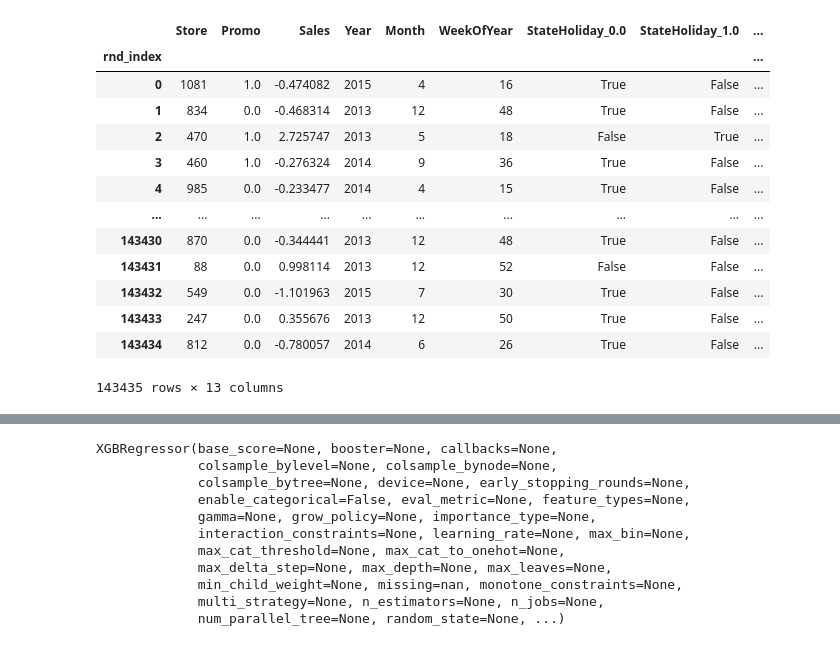
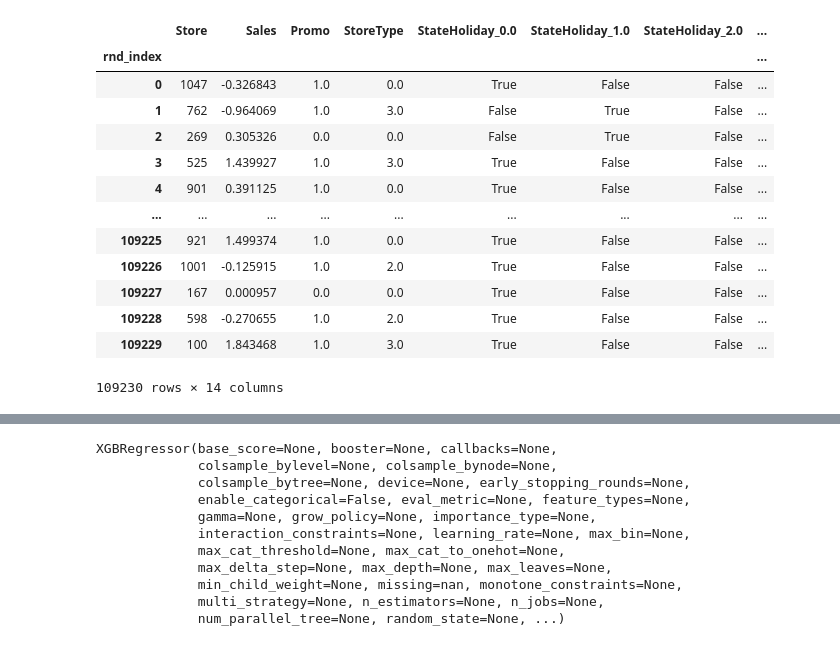
Before and after one commit to TheCamilovisk/RossmannSalesForecasting, a Jupyter notebook: 03.2 - XGBoost_multi_store_model.ipynb, the cells around one changed output, grey strips where cells are left out. Drawn from its saved outputs; the diff is of its cells as text; code cells hidden in the pictures.

```diff
--- a/03.2 - XGBoost_multi_store_model.ipynb
+++ b/03.2 - XGBoost_multi_store_model.ipynb
@@ -17,11 +20,15 @@ processed_data_folder = os.path.join(root_data_folder, "processed")
 # %%
 stores_sales_df = pd.read_parquet(
     os.path.join(processed_data_folder, "stores-sales.parquet")
-)[["Store", "StateHoliday", "Promo", "Sales"]]
+)[["Store", "StoreType", "StateHoliday", "Promo", "Sales"]]
 
 stores_sales_df["StateHoliday"] = stores_sales_df["StateHoliday"].map(
     {"0": 0, "a": 1, "b": 2, "c": 3}
 )
 
+stores_sales_df["StoreType"] = stores_sales_df["StoreType"].map(
+    {"a": 0, "b": 1, "c": 2, "d": 3}
+)
+
 stores_sales_df
 # %% [output]
@@ -42,9 +49,10 @@ stores_sales_df
 # %%
-grouped_sales_df = stores_sales_df.groupby("Store")
+weekly_stores_sales_df = stores_sales_df.groupby("Store").resample("W").agg({
+    "Sales": "sum",
+    "StateHoliday": "max",
+    "Promo": "max",
+    "StoreType": "max"
+}).reset_index()
 
-weekly_stores_sales_df = grouped_sales_df[["StateHoliday", "Promo"]].resample("W").max()
-weekly_stores_sales_df["Sales"] = grouped_sales_df["Sales"].resample("W").max()
-
-weekly_stores_sales_df = weekly_stores_sales_df.reset_index()
 weekly_stores_sales_df
 # %% [output]
@@ -157,0 +103,4 @@ weekly_stores_sales_df
+# %%
+validation_weekly_stores_sales_df = weekly_stores_sales_df[weekly_stores_sales_df.Date > "2015"]
+train_test_weekly_stores_sales_df = weekly_stores_sales_df[weekly_stores_sales_df.Date < "2015"]
+train_test_weekly_stores_sales_df
@@ -158,33 +121,33 @@ weekly_stores_sales_df
 # %%
-suffled_weekly_stores_sales_df = weekly_stores_sales_df.copy()
+suffled_weekly_stores_sales_df = train_test_weekly_stores_sales_df.copy()
 
 suffled_weekly_stores_sales_df["rnd_index"] = np.random.default_rng(seed=42).permutation(
     len(suffled_weekly_stores_sales_df)
 )
 
 suffled_weekly_stores_sales_df = (
     suffled_weekly_stores_sales_df
         .set_index("rnd_index")
         .sort_index()
         .drop("Date", axis="columns")
 )
 
 suffled_weekly_stores_sales_df
 # %% [output]
-|  | Store | Promo | Sales | Year | Month | WeekOfYear | StateHoliday_0.0 | StateHoliday_1.0 | ... |
-| rnd_index |  |  |  |  |  |  |  |  | ... |
-| 0 | 1081 | 1.0 | -0.474082 | 2015 | 4 | 16 | True | False | ... |
-| 1 | 834 | 0.0 | -0.468314 | 2013 | 12 | 48 | True | False | ... |
-| 2 | 470 | 1.0 | 2.725747 | 2013 | 5 | 18 | False | True | ... |
-| 3 | 460 | 1.0 | -0.276324 | 2014 | 9 | 36 | True | False | ... |
-| 4 | 985 | 0.0 | -0.233477 | 2014 | 4 | 15 | True | False | ... |
-| ... | ... | ... | ... | ... | ... | ... | ... | ... | ... |
-| 143430 | 870 | 0.0 | -0.344441 | 2013 | 12 | 48 | True | False | ... |
-| 143431 | 88 | 0.0 | 0.998114 | 2013 | 12 | 52 | False | False | ... |
-| 143432 | 549 | 0.0 | -1.101963 | 2015 | 7 | 30 | True | False | ... |
-| 143433 | 247 | 0.0 | 0.355676 | 2013 | 12 | 50 | True | False | ... |
-| 143434 | 812 | 0.0 | -0.780057 | 2014 | 6 | 26 | True | False | ... |
+|  | Store | Sales | Promo | StoreType | StateHoliday_0.0 | StateHoliday_1.0 | StateHoliday_2.0 | ... |
+| rnd_index |  |  |  |  |  |  |  | ... |
+| 0 | 1047 | -0.326843 | 1.0 | 0.0 | True | False | False | ... |
+| 1 | 762 | -0.964069 | 1.0 | 3.0 | False | True | False | ... |
+| 2 | 269 | 0.305326 | 0.0 | 0.0 | False | True | False | ... |
+| 3 | 525 | 1.439927 | 1.0 | 3.0 | True | False | False | ... |
+| 4 | 901 | 0.391125 | 1.0 | 0.0 | True | False | False | ... |
+| ... | ... | ... | ... | ... | ... | ... | ... | ... |
+| 109225 | 921 | 1.499374 | 1.0 | 0.0 | True | False | False | ... |
+| 109226 | 1001 | -0.125915 | 1.0 | 2.0 | True | False | False | ... |
+| 109227 | 167 | 0.000957 | 0.0 | 0.0 | True | False | False | ... |
+| 109228 | 598 | -0.270655 | 1.0 | 2.0 | True | False | False | ... |
+| 109229 | 100 | 1.843468 | 1.0 | 3.0 | True | False | False | ... |
-143435 rows × 13 columns
+109230 rows × 14 columns
 # %%
 data_len = len(suffled_weekly_stores_sales_df.index)
 test_len = int(data_len * 0.2)
```
Also changed, not shown: parts of 16 cells of this notebook.
